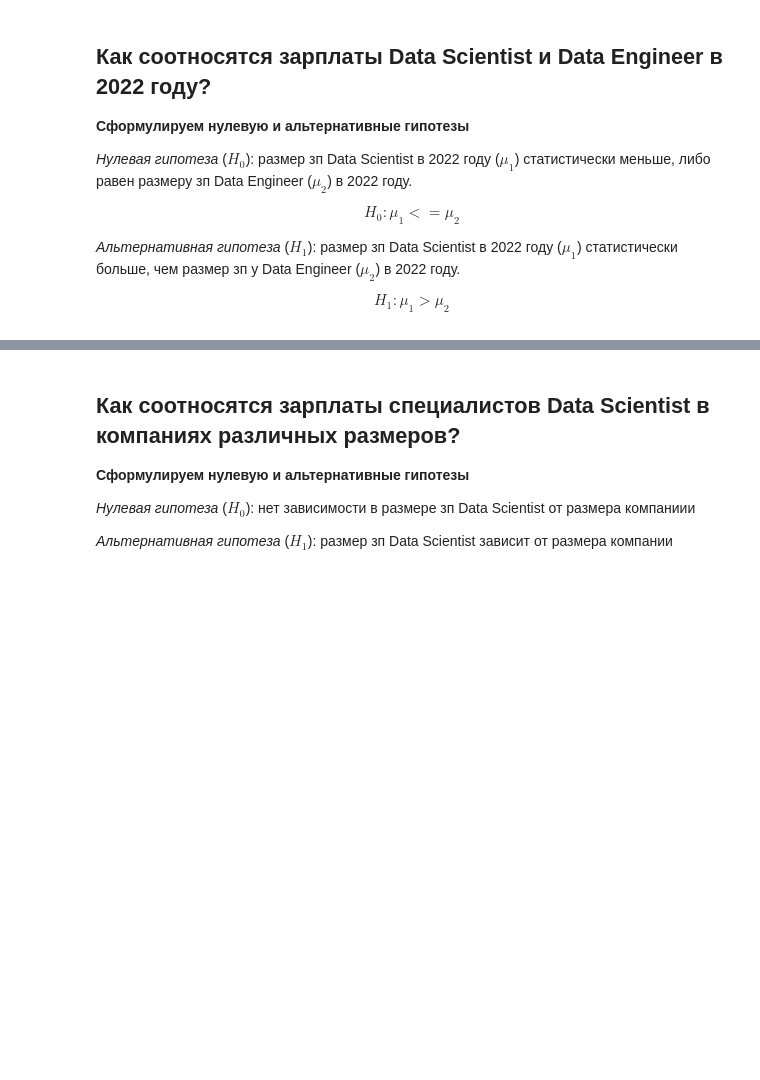
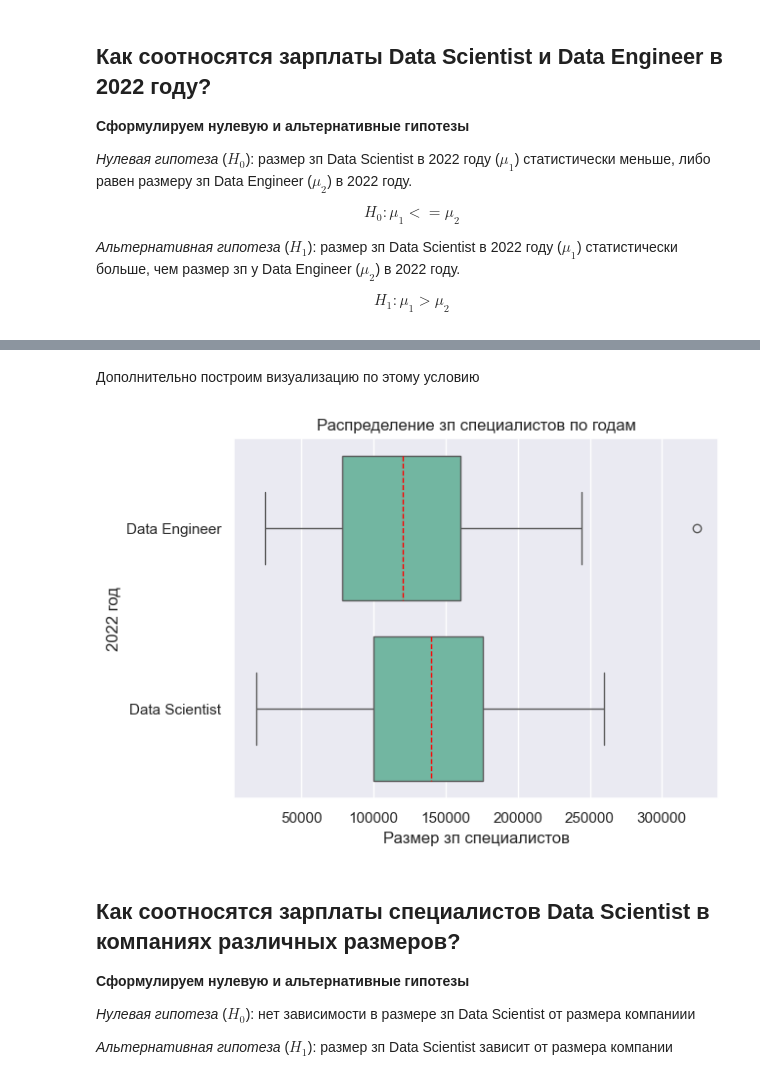
Before and after one commit to schdlr50/SF_EDA_4, a Jupyter notebook: final task.ipynb, the cells around one changed output, grey strips where cells are left out. Drawn from its saved outputs; the diff is of its cells as text; code cells hidden in the pictures; blank space fills up the shorter version.

```diff
--- a/final task.ipynb
+++ b/final task.ipynb
@@ -863,3 +901,13 @@ p-значение больше, чем заданный уровень знач
+# %% [markdown]
+Дополнительно построим визуализацию по этому условию
+# %%
+data_2022_DS_DE=data_2022[(data_2022.job_title == 'Data Scientist') | (data_2022.job_title == 'Data Engineer')]
+ax = sns.boxplot(data_2022_DS_DE, x='salary_in_usd', y='job_title', orient='h', medianprops={"color": "red", "linestyle": '--'})
+ax.set(xlabel='Размер зп специалистов', ylabel='2022 год')
+plt.title('Распределение зп специалистов по годам')
+plt.show()
+# %% [output]
+[figure, added]
 # %% [markdown]
 ## Как соотносятся зарплаты специалистов Data Scientist в компаниях различных размеров?
 
```
Also changed, not shown: parts of 39 cells of this notebook.
